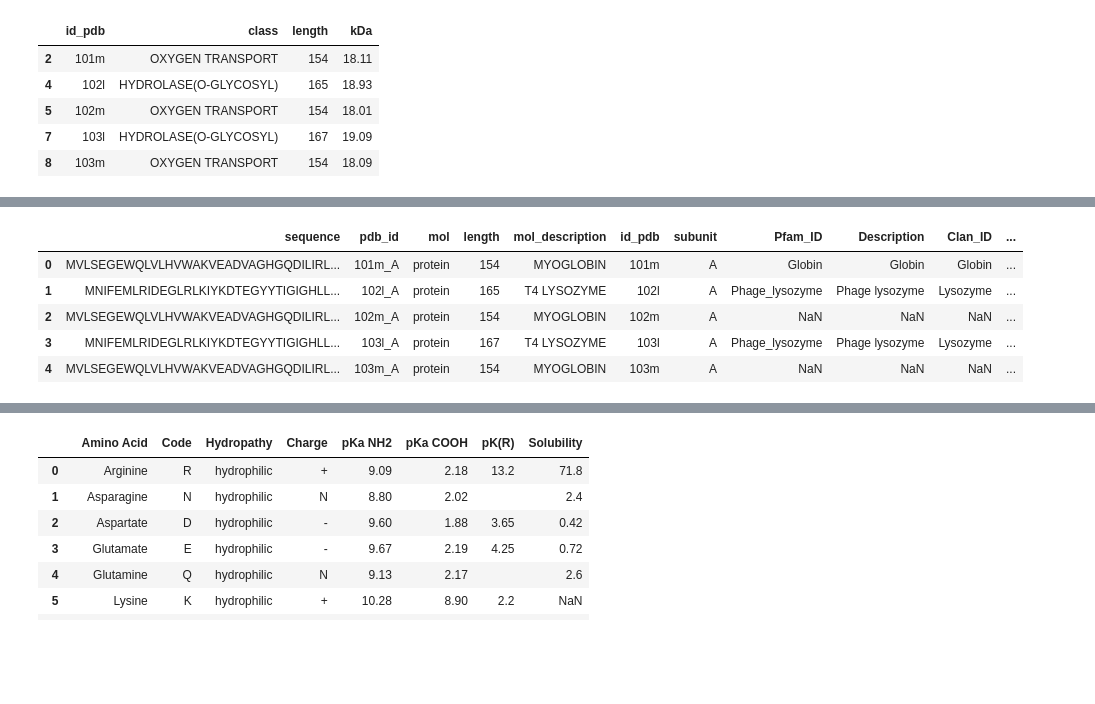
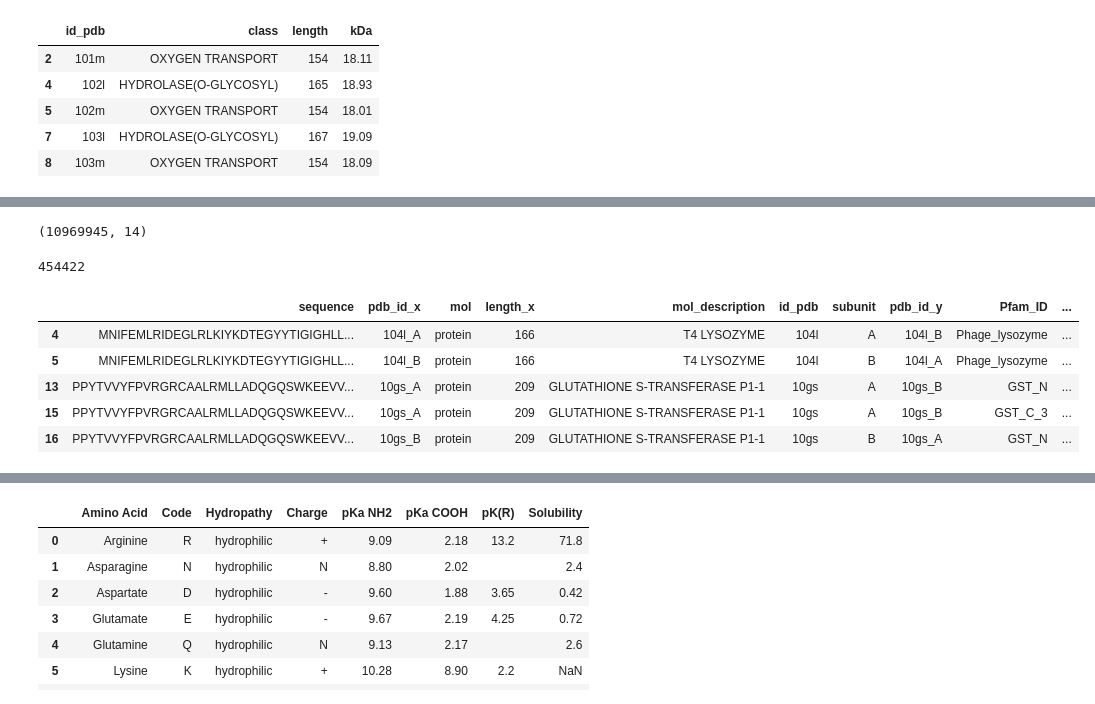
Before and after one commit to jdormaar/Functional_predictions_from_protein_residue_sequences, a Jupyter notebook: workbooks/pdb_eda.ipynb, the cells around one changed output, grey strips where cells are left out. Saved outputs shown, nothing was run; the diff lists cells and outputs as text; code cells hidden in the pictures; blank space fills up the shorter version.

Commit message:
Added residue sequence NLP, naive bayes, adaboost, and discussion points

```diff
--- a/workbooks/pdb_eda.ipynb
+++ b/workbooks/pdb_eda.ipynb
@@ -240,0 +321,16 @@ df.head()
+# %%
+df_class = df_pfam[['pdb_id', 'Pfam_ID', 'Description', 'Clan_ID']].copy()
+df_class['id_pdb'] = df_pfam['PdbID']
+
+df_pfam_left = df.merge(df_class, how='left', on='id_pdb')
+print(f'df_pfam_left.shape: {df_pfam_left.shape}')
+
+df_pfam_inner = df.merge(df_class, how='inner', on='id_pdb')
+print(f'df_pfam_inner.shape: {df_pfam_inner.shape}')
+
+df_pfam_outer = df.merge(df_class, how='outer', on='id_pdb')
+print(f'df_pfam_outer.shape: {df_pfam_outer.shape}')
+print(f'df.shape: {df.shape}')
+print(f'df_pfam.shape: {df_pfam.shape}')
+
+# df.head()
@@ -241,3 +343,6 @@ df.head()
+# %%
+# Keeping the inner merge df:
+df = df_pfam_inner.copy()
 # %%
 df_xray = df_kaggle_xray.copy()
 df_xray.head(2)
@@ -309,3 +414,21 @@ df_xray.head()
 | 5 | 102m | OXYGEN TRANSPORT | 154 | 18.01 |
 | 7 | 103l | HYDROLASE(O-GLYCOSYL) | 167 | 19.09 |
 | 8 | 103m | OXYGEN TRANSPORT | 154 | 18.09 |
+# %%
+df_xray['id_pdb'] = df_xray['id_pdb'].str.lower()
+df['id_pdb'] = df['id_pdb'].str.lower()
+
+id_df_inner = df.merge(df_xray, how='inner', on='id_pdb')
+print(f'id_df_inner.shape: {id_df_inner.shape}')
+
+id_df_outer = df.merge(df_xray, how='outer', on='id_pdb')
+print(f'id_df_outer.shape: {id_df_outer.shape}')
+
+id_df_left = df.merge(df_xray, how='left', on='id_pdb')
+print(f'id_df_left.shape: {id_df_left.shape}')
+
+id_df_right = df.merge(df_xray, how='right', on='id_pdb')
+print(f'id_df_right.shape: {id_df_right.shape}')
+
+
+# df.head()
@@ -311,0 +440,5 @@ df_xray.head()
+# %%
+# Once again keeping the inner:
+df = id_df_inner.copy()
+display(df.head())
+df.isna().sum()
@@ -312,10 +467,18 @@ df_xray.head()
+# %%
+subs_mix = df[df['pdb_id_x']!=df['pdb_id_y']].shape
+subs_mix
+# %% [output]
+(10969945, 14)
+# %%
+df.shape[0]-subs_mix[0]
+# %% [output]
+454422
 # %%
-df = df.merge(df_xray, how='inner', on=('id_pdb', 'length'))
-df.head()
+df[df['pdb_id_x']!=df['pdb_id_y']].head()
 # %% [output]
-|  | sequence | pdb_id | mol | length | mol_description | id_pdb | subunit | Pfam_ID | Description | Clan_ID | ... |
-| 0 | MVLSEGEWQLVLHVWAKVEADVAGHGQDILIRL... | 101m_A | protein | 154 | MYOGLOBIN | 101m | A | Globin | Globin | Globin | ... |
-| 1 | MNIFEMLRIDEGLRLKIYKDTEGYYTIGIGHLL... | 102l_A | protein | 165 | T4 LYSOZYME | 102l | A | Phage_lysozyme | Phage lysozyme | Lysozyme | ... |
-| 2 | MVLSEGEWQLVLHVWAKVEADVAGHGQDILIRL... | 102m_A | protein | 154 | MYOGLOBIN | 102m | A | NaN | NaN | NaN | ... |
-| 3 | MNIFEMLRIDEGLRLKIYKDTEGYYTIGIGHLL... | 103l_A | protein | 167 | T4 LYSOZYME | 103l | A | Phage_lysozyme | Phage lysozyme | Lysozyme | ... |
-| 4 | MVLSEGEWQLVLHVWAKVEADVAGHGQDILIRL... | 103m_A | protein | 154 | MYOGLOBIN | 103m | A | NaN | NaN | NaN | ... |
+|  | sequence | pdb_id_x | mol | length_x | mol_description | id_pdb | subunit | pdb_id_y | Pfam_ID | ... |
+| 4 | MNIFEMLRIDEGLRLKIYKDTEGYYTIGIGHLL... | 104l_A | protein | 166 | T4 LYSOZYME | 104l | A | 104l_B | Phage_lysozyme | ... |
+| 5 | MNIFEMLRIDEGLRLKIYKDTEGYYTIGIGHLL... | 104l_B | protein | 166 | T4 LYSOZYME | 104l | B | 104l_A | Phage_lysozyme | ... |
+| 13 | PPYTVVYFPVRGRCAALRMLLADQGQSWKEEVV... | 10gs_A | protein | 209 | GLUTATHIONE S-TRANSFERASE P1-1 | 10gs | A | 10gs_B | GST_N | ... |
+| 15 | PPYTVVYFPVRGRCAALRMLLADQGQSWKEEVV... | 10gs_A | protein | 209 | GLUTATHIONE S-TRANSFERASE P1-1 | 10gs | A | 10gs_B | GST_C_3 | ... |
+| 16 | PPYTVVYFPVRGRCAALRMLLADQGQSWKEEVV... | 10gs_B | protein | 209 | GLUTATHIONE S-TRANSFERASE P1-1 | 10gs | B | 10gs_A | GST_N | ... |
```
Also changed, not shown: parts of 43 cells of this notebook, 4 other files.
